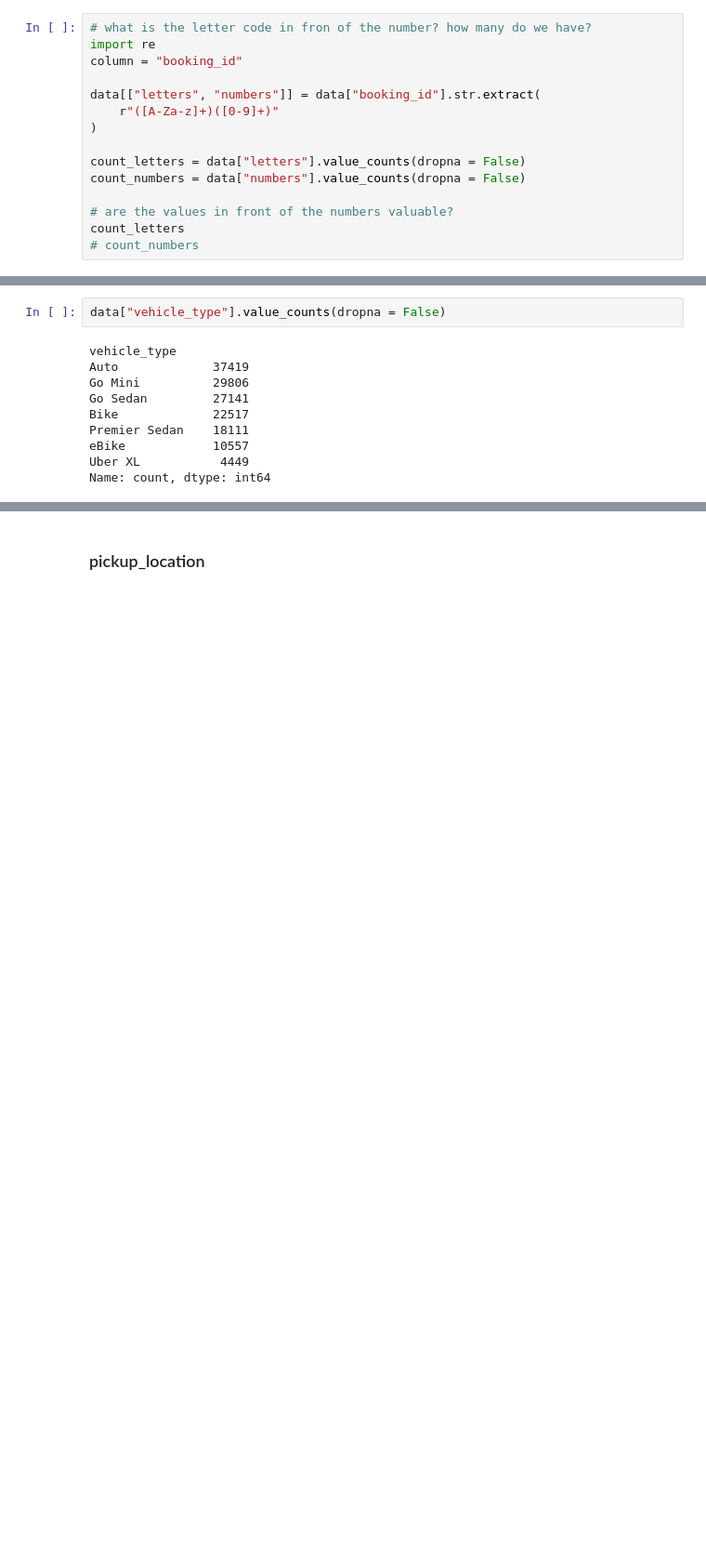
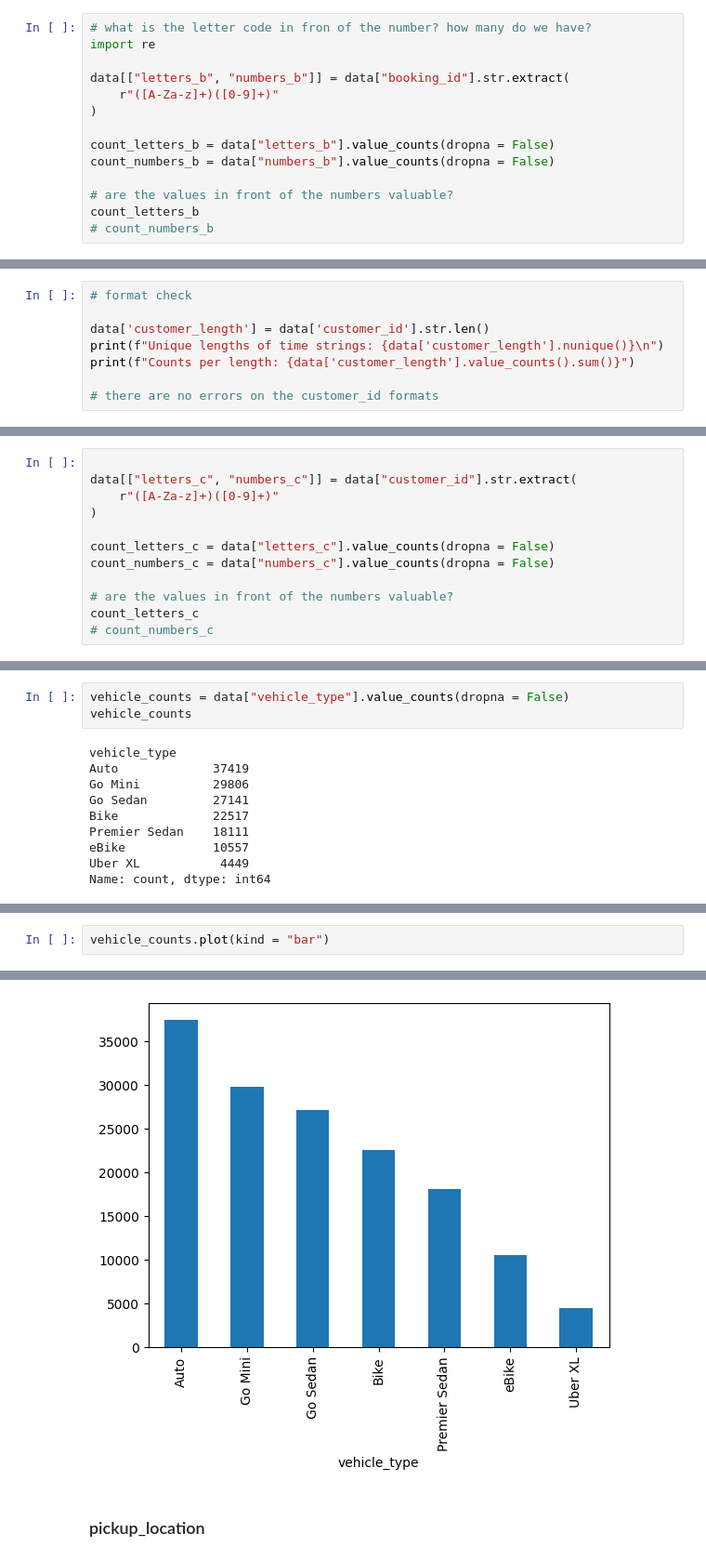
Before and after one commit to amaldu/uber-ride-cancellation-prediction, a Jupyter notebook: uber-analysis/notebooks/04_univar_eda.ipynb, the cells around one changed output, grey strips where cells are left out. Shown at 93% size. Drawn from its saved outputs; the diff is of its cells as text; blank space fills up the shorter version.

Commit message:
update: added univar analysis and reported in documentation customer_id, pickup location, drop location and started with avg vtat

```diff
--- a/uber-analysis/notebooks/04_univar_eda.ipynb
+++ b/uber-analysis/notebooks/04_univar_eda.ipynb
@@ -426,16 +398,15 @@ Name: count, dtype: int64
 # %%
 # what is the letter code in fron of the number? how many do we have?
 import re
-column = "booking_id"
 
-data[["letters", "numbers"]] = data["booking_id"].str.extract(
+data[["letters_b", "numbers_b"]] = data["booking_id"].str.extract(
     r"([A-Za-z]+)([0-9]+)"
 )
 
-count_letters = data["letters"].value_counts(dropna = False)
-count_numbers = data["numbers"].value_counts(dropna = False)
+count_letters_b = data["letters_b"].value_counts(dropna = False)
+count_numbers_b = data["numbers_b"].value_counts(dropna = False)
 
 # are the values in front of the numbers valuable?
-count_letters
-# count_numbers
+count_letters_b
+# count_numbers_b
 # %% [output]
@@ -512,2 +519,10 @@ NameError: name 'nums' is not defined
 # %% [markdown]
 ### customer_id
+# %%
+# format check
+
+data['customer_length'] = data['customer_id'].str.len()
+print(f"Unique lengths of time strings: {data['customer_length'].nunique()}\n")
+print(f"Counts per length: {data['customer_length'].value_counts().sum()}")
+
+# there are no errors on the customer_id formats
@@ -513,0 +533,12 @@ NameError: name 'nums' is not defined
+# %%
+
+data[["letters_c", "numbers_c"]] = data["customer_id"].str.extract(
+    r"([A-Za-z]+)([0-9]+)"
+)
+
+count_letters_c = data["letters_c"].value_counts(dropna = False)
+count_numbers_c = data["numbers_c"].value_counts(dropna = False)
+
+# are the values in front of the numbers valuable?
+count_letters_c
+# count_numbers_c
@@ -518,5 +655,6 @@ NameError: name 'nums' is not defined
 # %%
-data["vehicle_type"].value_counts(dropna = False)
+vehicle_counts = data["vehicle_type"].value_counts(dropna = False)
+vehicle_counts
 # %% [output]
 vehicle_type
 Auto             37419
@@ -529,0 +672,3 @@ Name: count, dtype: int64
+# %%
+vehicle_counts.plot(kind = "bar")
+# %% [output]
@@ -530,2 +676,3 @@ Name: count, dtype: int64
+[figure, added]
 # %% [markdown]
 ### pickup_location
```
Also changed, not shown: parts of 44 cells of this notebook, 1 other file.
